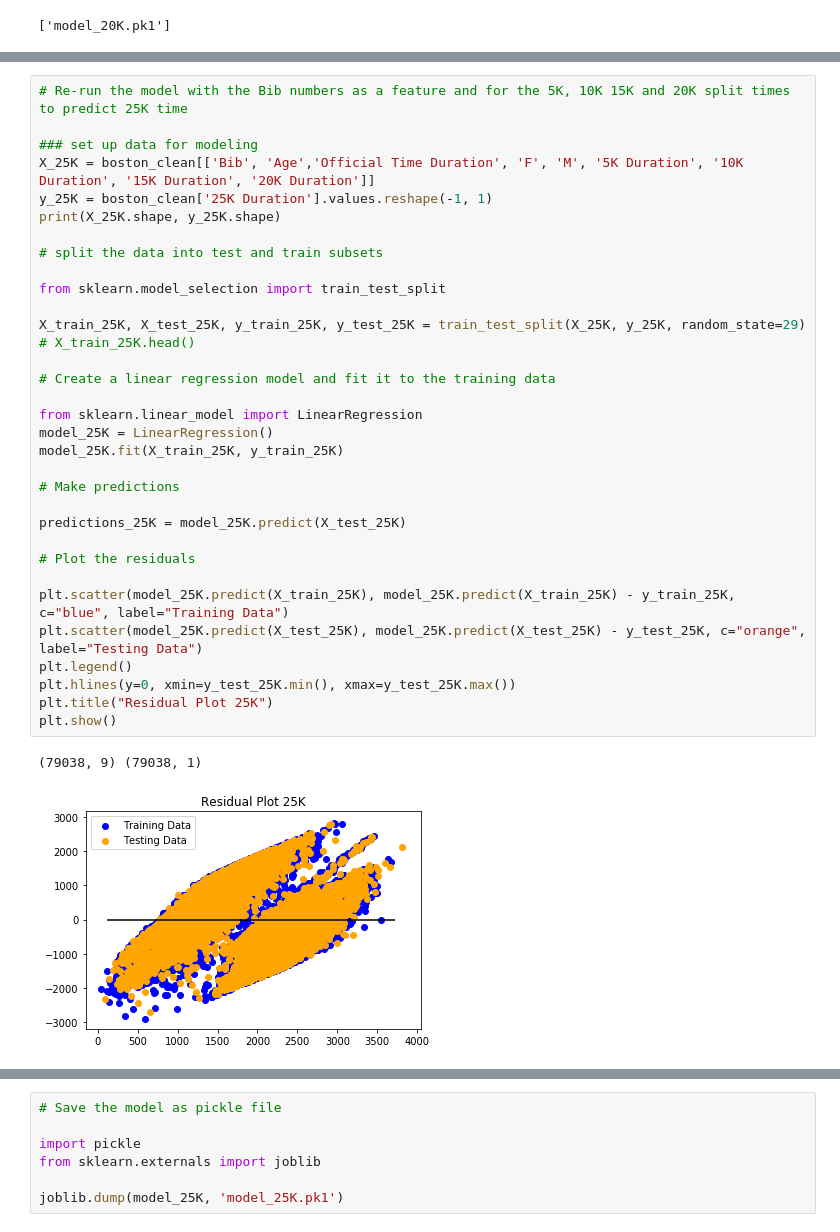
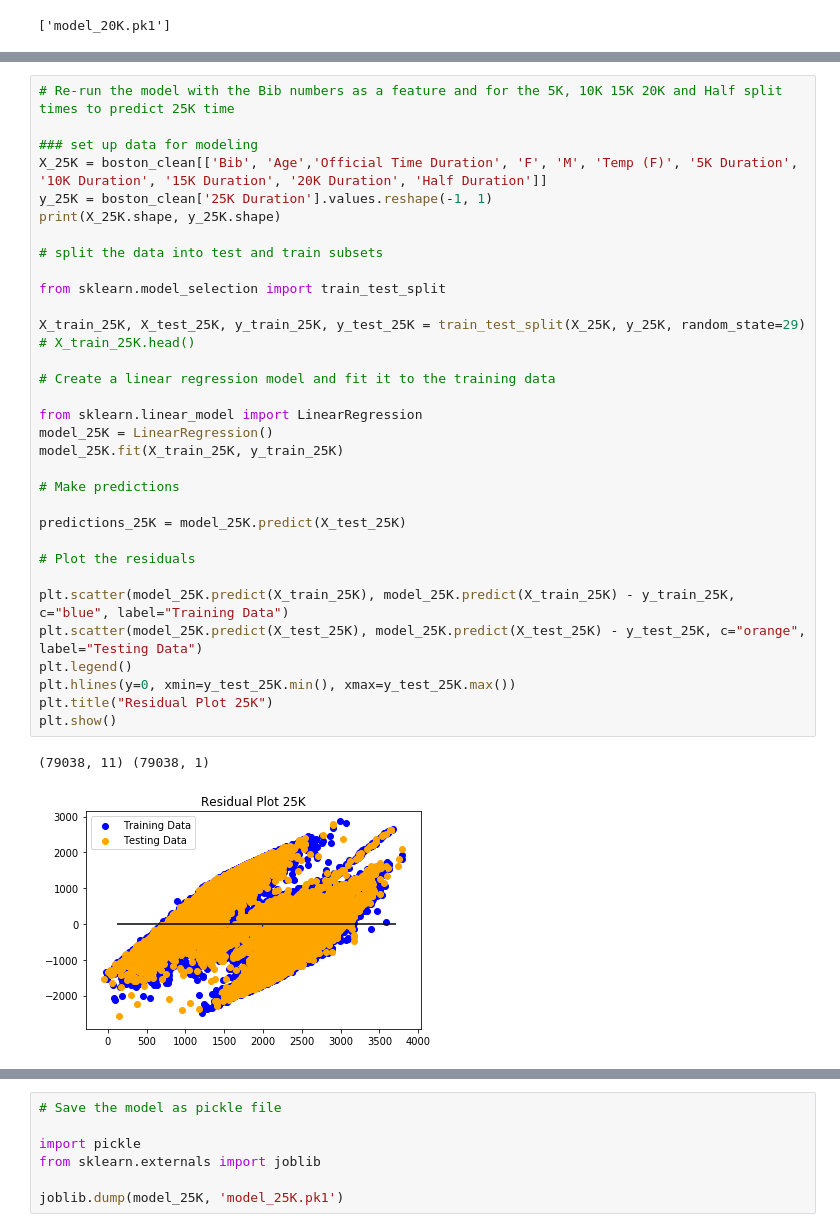
Before and after one commit to amcm29/MachineLearning_Marathon, a Jupyter notebook: boston_model.ipynb, the cells around one changed output, grey strips where cells are left out. Drawn from its saved outputs; the diff is of its cells as text.

```diff
--- a/boston_model.ipynb
+++ b/boston_model.ipynb
@@ -485,39 +541,39 @@ joblib.dump(model_20K, 'model_20K.pk1')
 # %%
-# Re-run the model with the Bib numbers as a feature and for the 5K, 10K 15K and 20K split times to predict 25K time
+# Re-run the model with the Bib numbers as a feature and for the 5K, 10K 15K 20K and Half split times to predict 25K time
 
 ### set up data for modeling
-X_25K = boston_clean[['Bib', 'Age','Official Time Duration', 'F', 'M', '5K Duration', '10K Duration', '15K Duration', '20K Duration']]
+X_25K = boston_clean[['Bib', 'Age','Official Time Duration', 'F', 'M', 'Temp (F)', '5K Duration', '10K Duration', '15K Duration', '20K Duration', 'Half Duration']]
 y_25K = boston_clean['25K Duration'].values.reshape(-1, 1)
 print(X_25K.shape, y_25K.shape)
 
 # split the data into test and train subsets
 
 from sklearn.model_selection import train_test_split
 
 X_train_25K, X_test_25K, y_train_25K, y_test_25K = train_test_split(X_25K, y_25K, random_state=29)
 # X_train_25K.head()
 
 # Create a linear regression model and fit it to the training data
 
 from sklearn.linear_model import LinearRegression
 model_25K = LinearRegression()
 model_25K.fit(X_train_25K, y_train_25K)
 
 # Make predictions
 
 predictions_25K = model_25K.predict(X_test_25K)
 
 # Plot the residuals
 
 plt.scatter(model_25K.predict(X_train_25K), model_25K.predict(X_train_25K) - y_train_25K, c="blue", label="Training Data")
 plt.scatter(model_25K.predict(X_test_25K), model_25K.predict(X_test_25K) - y_test_25K, c="orange", label="Testing Data")
 plt.legend()
 plt.hlines(y=0, xmin=y_test_25K.min(), xmax=y_test_25K.max())
 plt.title("Residual Plot 25K")
 plt.show()
 # %% [output]
-(79038, 9) (79038, 1)
+(79038, 11) (79038, 1)
-[figure, old version]
+[figure, new version]
 # %%
 # Used X_test, y_test, and model.predict(X_test) to calculate MSE and R2
 
```
Also changed, not shown: parts of 33 cells of this notebook, 10 other files.
